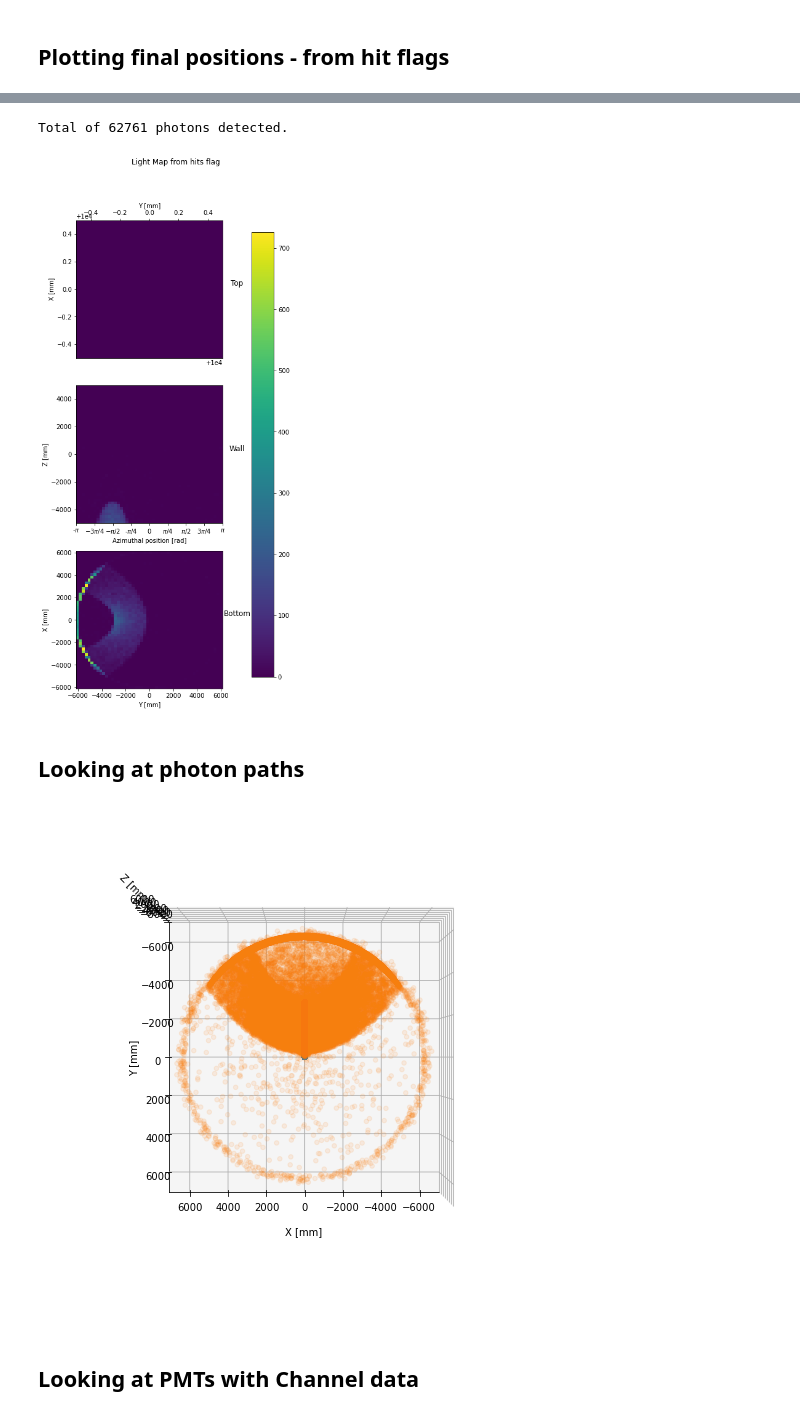
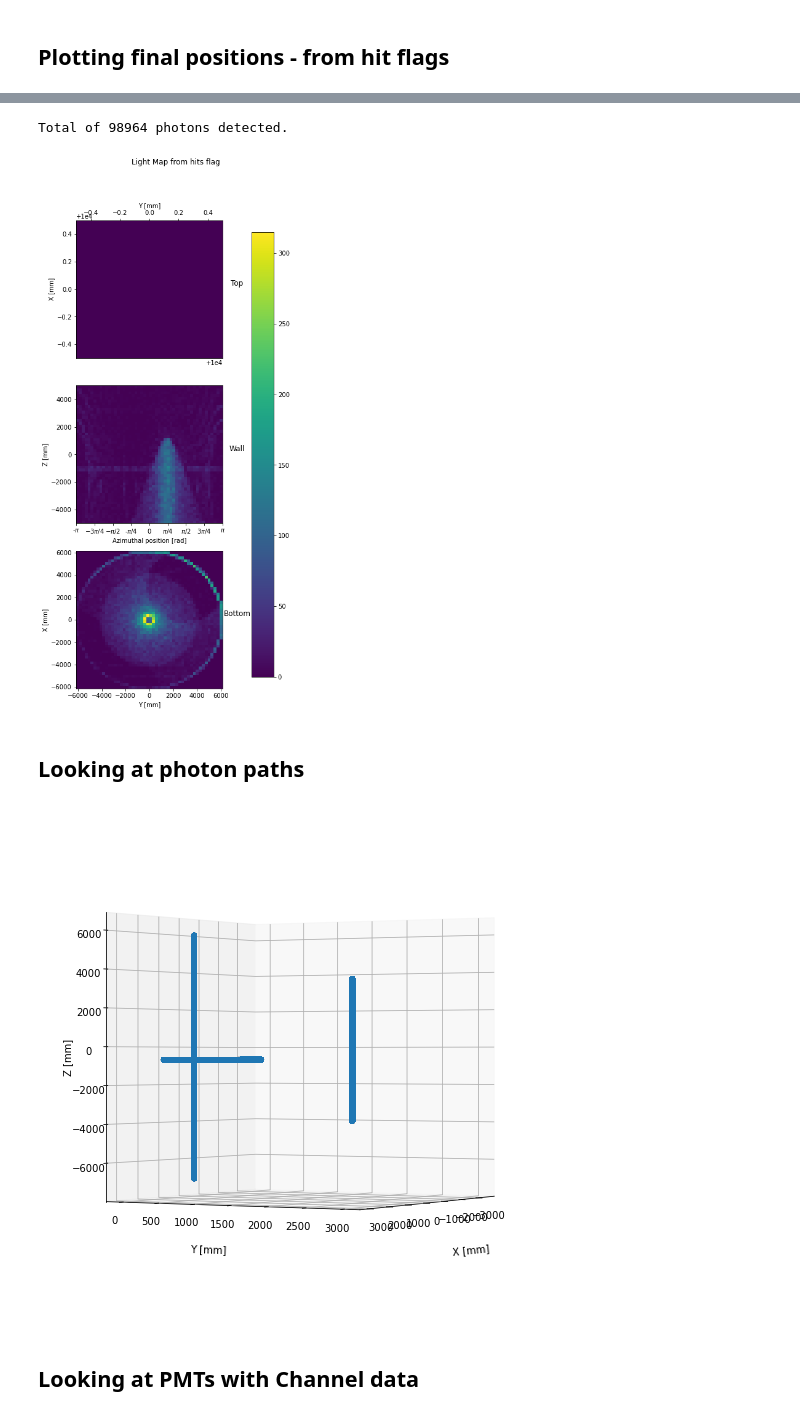
Before and after one commit to eklem1/OD_work, a Jupyter notebook: hfiles.ipynb, the cells around one changed output, grey strips where cells are left out. Cells and saved outputs as stored; diff of their text form; code cells hidden in the pictures.

```diff
--- a/hfiles.ipynb
+++ b/hfiles.ipynb
@@ -46,14 +46,6 @@ def GetPhotonFlags(Flags):
 # %%
 Keys1 = ['Origin', 'LastHitTriangle', 'IncidentAngles', 'DetectorHit',
                         'Flags', 'FinalPosition', 'NumDetected', 'InitialPosition', 'DetectedPos', 'PhotonWavelength']
-
-# File1 = "..\chroma_nEXO_OD_OD_test_210527_164627_r3326.h5"
-# File1 = "..\chroma_nEXO_OD_OD_test_210528_114859_r7131.h5"
-# File1 = 'chroma_nEXO_OD_OD_test_210614_150559_r5036.h5'
-
-#Z beam straight down with one PMT in center bottom
-# File1 = 'chroma_nEXO_OD_OD_test_210615_095507_r6011.h5'
-# File1 = 'chroma_nEXO_OD_OD_test_210615_095856_r4567.h5'
 
 #cherenkov source, pos [0,0,-3400], straight down
 # File1 = 'h5_files/chroma_nEXO_OD_OD_test_210615_133245_r2794.h5'
@@ -71,6 +63,9 @@ Keys1 = ['Origin', 'LastHitTriangle', 'IncidentAngles', 'DetectorHit',
 
 File1 = "h5_files/chroma_nEXO_OD_OD_fullAbs_WT_210624_155631_r4603.h5"
 
+#testing shift of muon input points
+File1 = "h5_files/chroma_nEXO_OD_OD_fullAbs_WT_210628_142719_r7732.h5"
+
 Data1 = ReadFile(Keys1, File1)
 # %%
 print(Data1.keys())
@@ -341,11 +341,11 @@ all_sides_hits = np.array(all_sides_hits).T
 
 print("Total of %i photons detected." % len(all_sides_hits[0]))
 # %% [output]
-Total of 62761 photons detected.
+Total of 98964 photons detected.
 # %%
 plotLightMap(top_hits, side_hits, bottom_hits, title="Light Map from hits flag")
 # %% [output]
-[figure, old version]
+[figure, new version]
 # %% [markdown]
 ## Looking at photon paths
 # %%
@@ -356,7 +356,7 @@ fig = plt.figure(figsize=(7,7))
 axes = mplot3d.Axes3D(fig)
 
 axes.scatter3D(I_pos[0], I_pos[1], I_pos[2], 'blue')
-axes.scatter3D(f_pos[0], f_pos[1], f_pos[2], 'red', alpha=0.1)
+# axes.scatter3D(f_pos[0], f_pos[1], f_pos[2], 'red', alpha=0.1)
 
 
 # for i in range(len(paths)):
@@ -368,35 +368,35 @@ axes.scatter3D(f_pos[0], f_pos[1], f_pos[2], 'red', alpha=0.1)
 #     print(paths[i][0][1], paths[i][1][1], paths[i][2][1])
 
 # axes.set_xlim3d(-100, 100)
 # axes.set_ylim3d(-100, 100)
 # axes.set_zlim3d(-3600, -3200)
 
 # axes.set_xlim3d(-6000, 6000)
 # axes.set_ylim3d(-6000, 6000)
 # axes.set_zlim3d(-7800, +6730)
 
 axes.set_xlabel("X [mm]")
 axes.set_ylabel("Y [mm]")
 axes.set_zlabel("Z [mm]")
 axes.xaxis.labelpad=20
 axes.yaxis.labelpad=15
 # axes.zaxis.labelpad=15
 
 # axes.legend()
 
 # fig.colorbar(p, label="Step Number", shrink=0.8)
 
 #change angle of view - (elevation, azimuth) angles in degrees
 # ‘elev’ stores the elevation angle in the z plane. ‘azim’ stores the azimuth angle in the x,y plane.
-axes.view_init(90, 90)
+axes.view_init(0, 30)
 
 # 0, 90 - XZ plane; 90, 90 - top view
 
 plt.show()
 
 # PMT_MetalConnection PMT_Glassware
 # %% [output]
-[figure, old version]
+[figure, new version]
 # %%
 # for f in Data1['Flags']:
 
```
Also changed, not shown: parts of 6 cells of this notebook, 5 other files.
